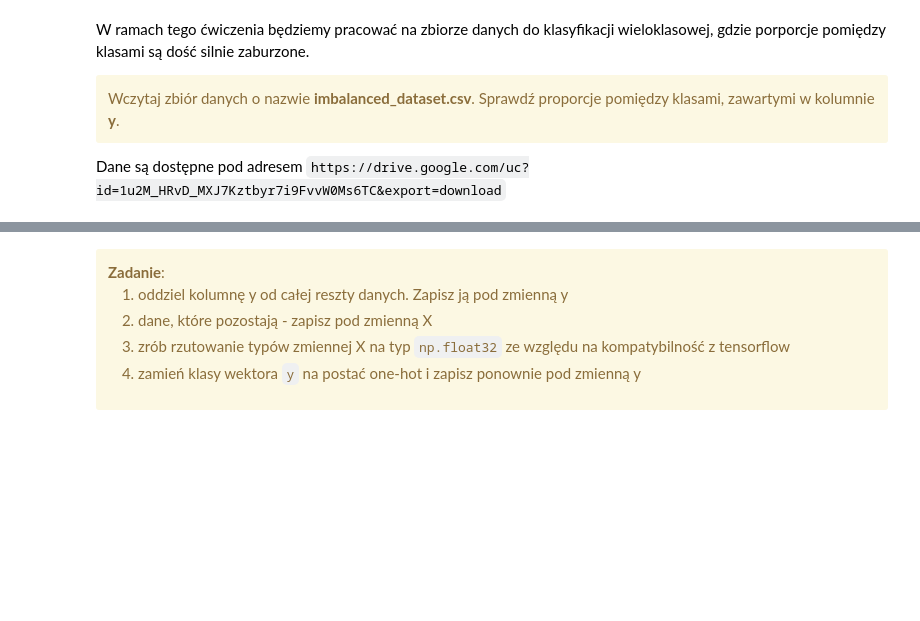
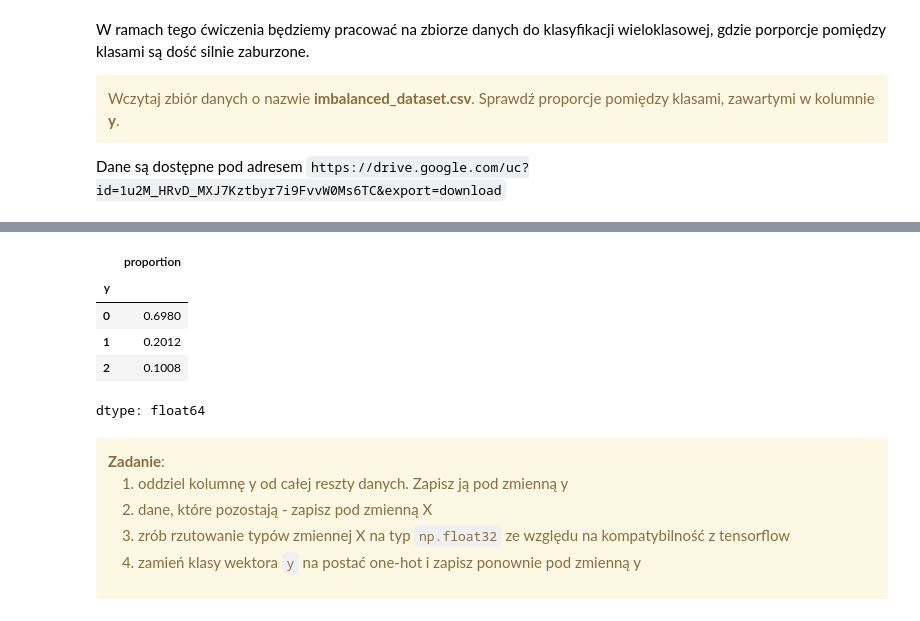
Before and after one commit to Marcin19721205/WSBNeuronowe, a Jupyter notebook: CW4_Rownowazenie_Klas.ipynb, the cells around one changed output, grey strips where cells are left out. Cells and saved outputs as stored; diff of their text form; code cells hidden in the pictures; blank space fills up the shorter version.

```diff
--- a/CW4_Rownowazenie_Klas.ipynb
+++ b/CW4_Rownowazenie_Klas.ipynb
@@ -47,3 +64,12 @@ Name: y, dtype: float64
+# %%
+data['y'].value_counts(normalize=True)
+# %% [output]
+|  | proportion |
+| y |  |
+| 0 | 0.6980 |
+| 1 | 0.2012 |
+| 2 | 0.1008 |
+dtype: float64
 # %% [markdown]
 <div class='alert alert-block alert-warning'>
     <b>Zadanie</b>:
```
Also changed, not shown: parts of 26 cells of this notebook.
